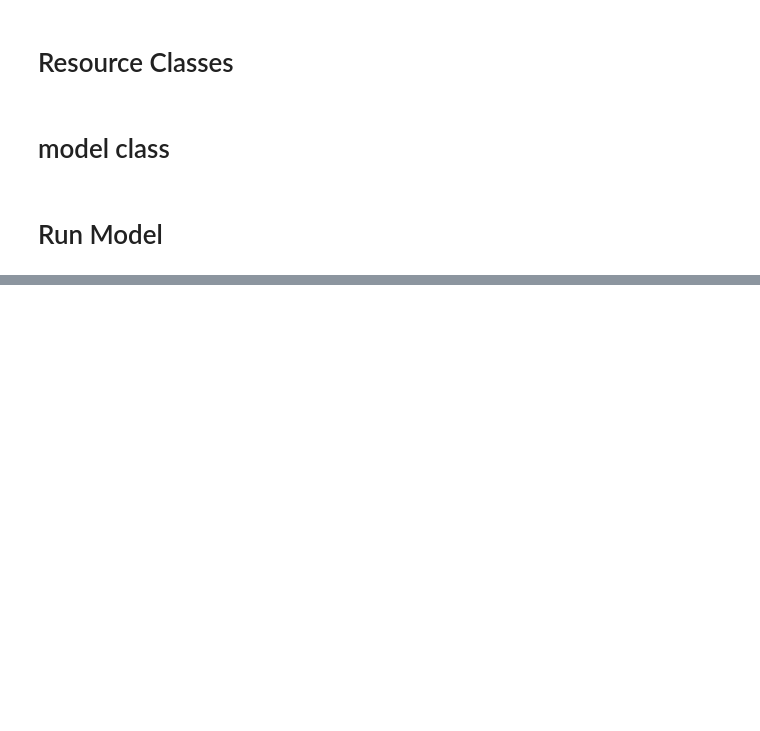
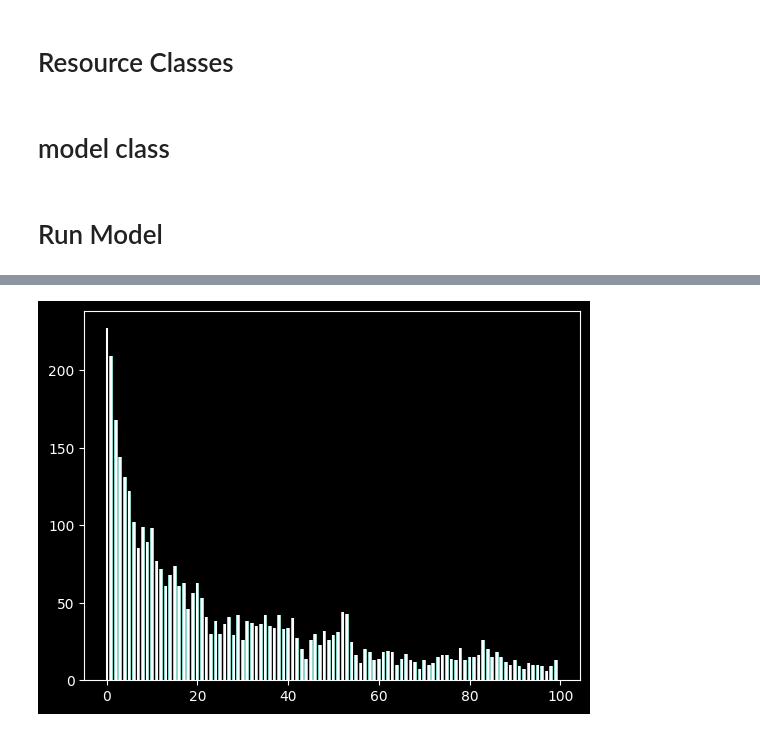
Before and after one commit to realjustfree/Mesa-ABM-Tutorial, a Jupyter notebook: my_code_sugarscape.ipynb, the cells around one changed output, grey strips where cells are left out. Cells and saved outputs as stored; diff of their text form; code cells hidden in the pictures; blank space fills up the shorter version.

```diff
--- a/my_code_sugarscape.ipynb
+++ b/my_code_sugarscape.ipynb
@@ -472,0 +527,7 @@ model.run_model(5)
+# %%
+plt.bar(result.index[1:], result["Trader Volume"][1:])
+
+for i in range(len(y)):
+    plt.vlines(i,0,result["Trader Volume"][i])
+# %% [output]
+[figure, added]
```
Also changed, not shown: parts of 9 cells of this notebook.
